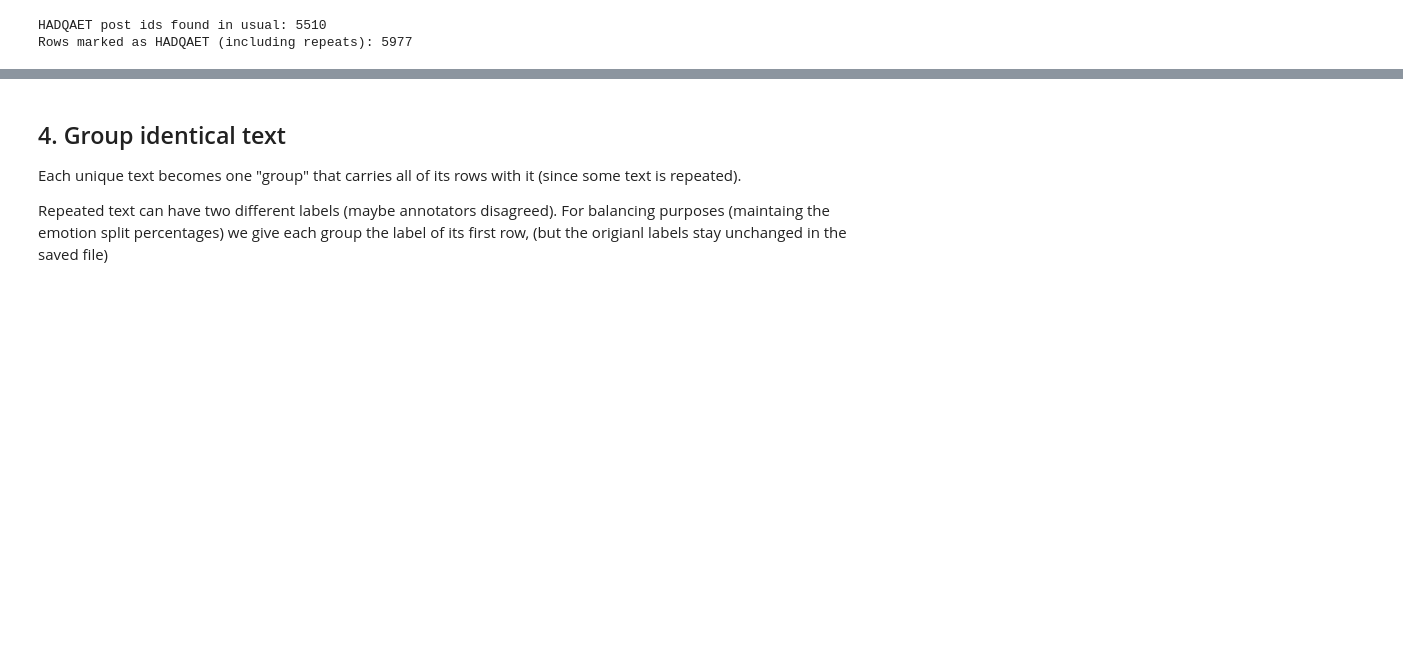
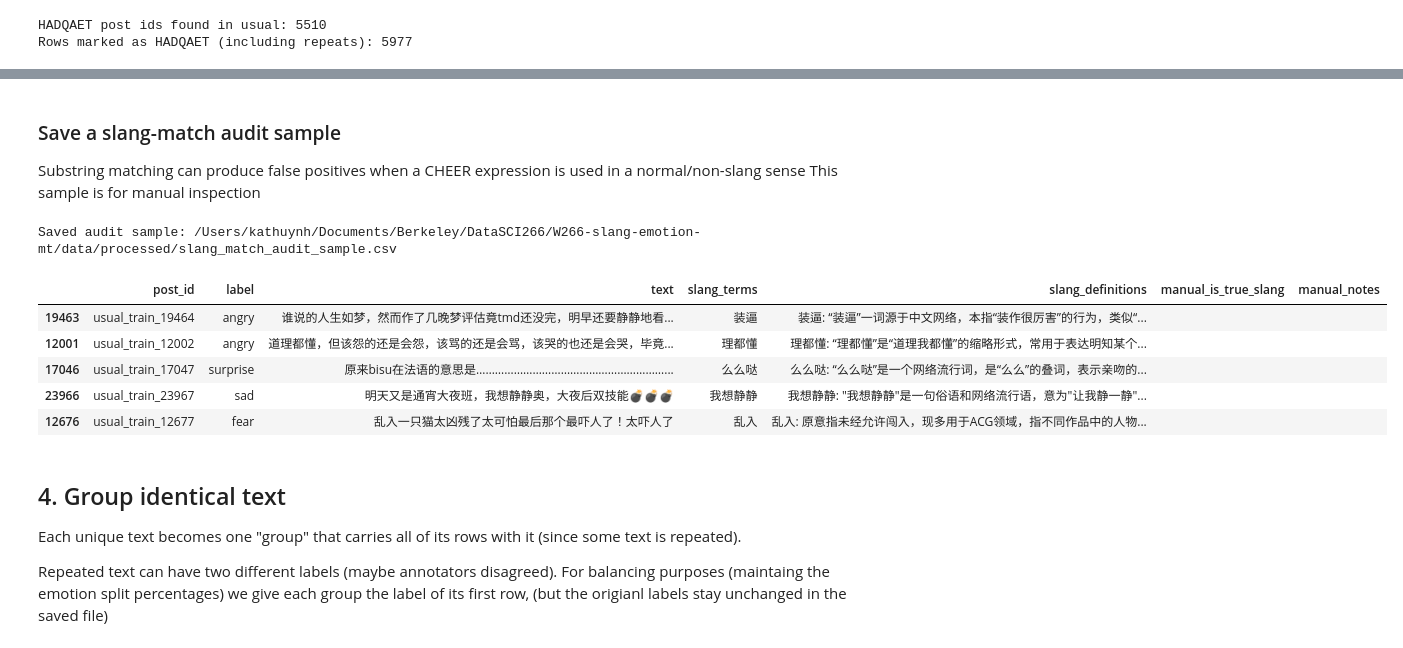
Before and after one commit to cierrajagan/W266-slang-emotion-mt, a Jupyter notebook: notebooks/02_split_usual.ipynb, the cells around one changed output, grey strips where cells are left out. Saved outputs shown, nothing was run; the diff lists cells and outputs as text; code cells hidden in the pictures; blank space fills up the shorter version.

```diff
--- a/notebooks/02_split_usual.ipynb
+++ b/notebooks/02_split_usual.ipynb
@@ -145,3 +185,32 @@ Posts with a buzzword: 885 of 34766
+# %% [markdown]
+### Save a slang-match audit sample
+
+Substring matching can produce false positives when a CHEER expression is used in a normal/non-slang sense
+This sample is for manual inspection
+# %%
+slang_rows_for_audit = usual[usual["has_slang_simple"]].copy()
+audit_n = min(100, len(slang_rows_for_audit))
+
+audit = slang_rows_for_audit.sample(audit_n, random_state=random_seed)[
+    ["post_id", "label", "text", "slang_terms", "slang_definitions"]
+].copy()
+
+audit["manual_is_true_slang"] = ""
+audit["manual_notes"] = ""
+
+audit_path = os.path.join(processed_folder, "slang_match_audit_sample.csv")
+audit.to_csv(audit_path, index=False, encoding="utf-8-sig")
+
+print("Saved audit sample:", audit_path)
+audit.head()
+# %% [output]
+Saved audit sample: /Users/kathuynh/Documents/Berkeley/DataSCI266/W266-slang-emotion-mt/data/processed/slang_match_audit_sample.csv
+|  | post_id | label | text | slang_terms | slang_definitions | manual_is_true_slang | manual_notes |
+| 19463 | usual_train_19464 | angry | 谁说的人生如梦，然而作了几晚梦评估竟tmd还没完，明早还要静静地看... | 装逼 | 装逼: “装逼”一词源于中文网络，本指“装作很厉害”的行为，类似“... |  |  |
+| 12001 | usual_train_12002 | angry | 道理都懂，但该怨的还是会怨，该骂的还是会骂，该哭的也还是会哭，毕竟... | 理都懂 | 理都懂: “理都懂”是“道理我都懂”的缩略形式，常用于表达明知某个... |  |  |
+| 17046 | usual_train_17047 | surprise | 原来bisu在法语的意思是……………………………………………………... | 么么哒 | 么么哒: “么么哒”是一个网络流行词，是“么么”的叠词，表示亲吻的... |  |  |
+| 23966 | usual_train_23967 | sad | 明天又是通宵大夜班，我想静静奥，大夜后双技能💣💣💣 | 我想静静 | 我想静静: "我想静静"是一句俗语和网络流行语，意为"让我静一静"... |  |  |
+| 12676 | usual_train_12677 | fear | 乱入一只猫太凶残了太可怕最后那个最吓人了！太吓人了 | 乱入 | 乱入: 原意指未经允许闯入，现多用于ACG领域，指不同作品中的人物... |  |  |
 # %% [markdown]
 ## 4. Group identical text
 
```
Also changed, not shown: parts of 19 cells of this notebook, 6 other files.
